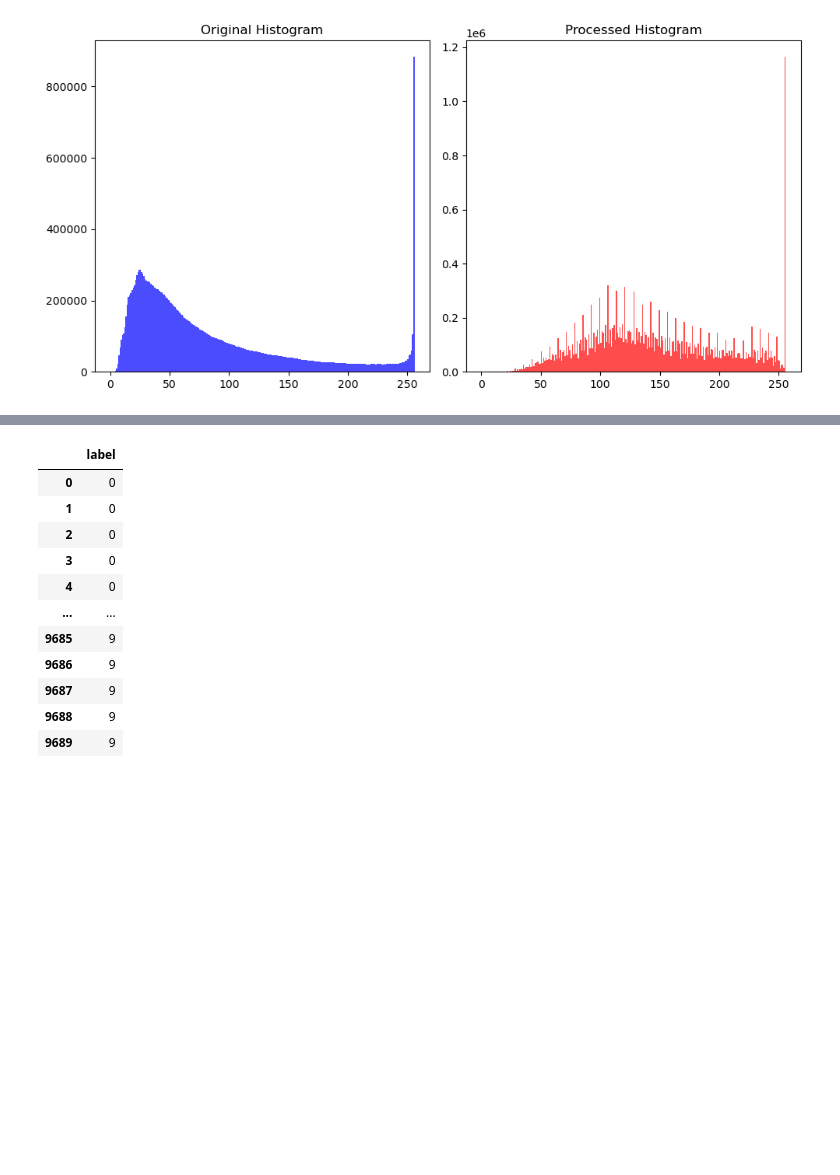
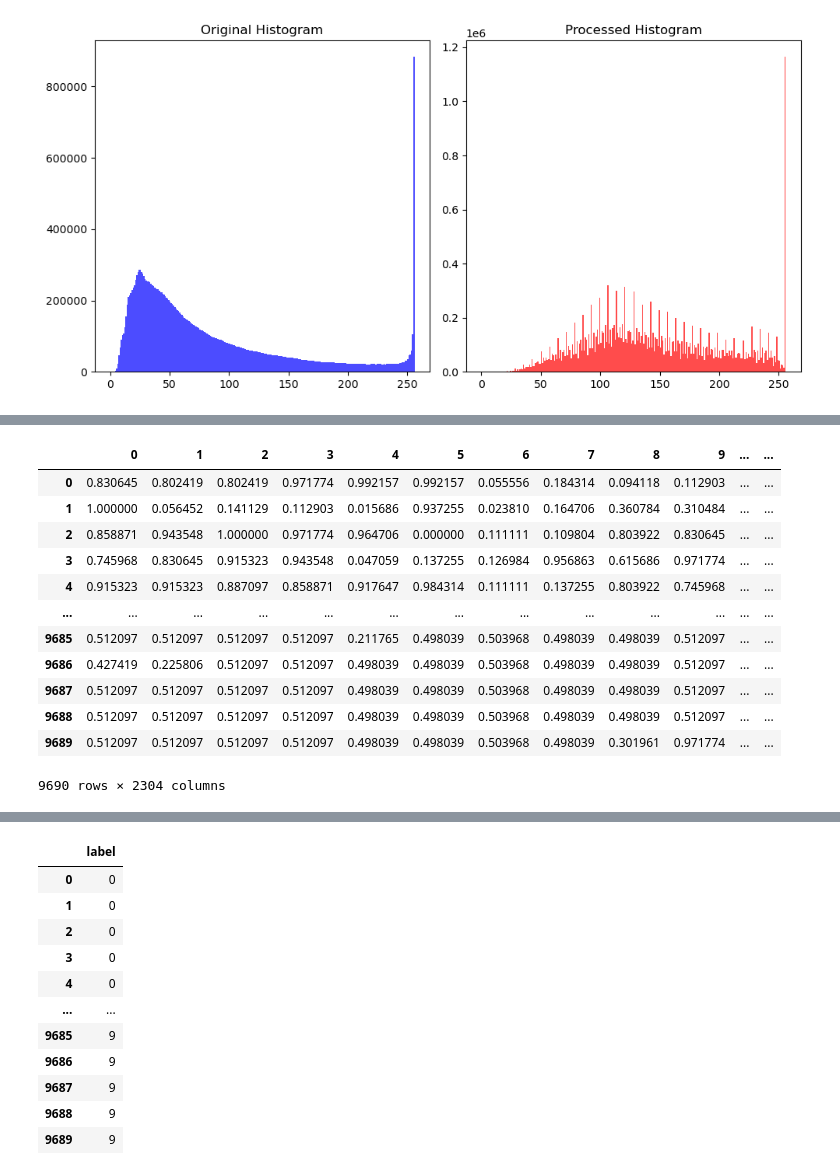
Before and after one commit to Suhail270/DMML, a Jupyter notebook: Coursework/Part 1/Models-PCA.ipynb, the cells around one changed output, grey strips where cells are left out. Saved outputs shown, nothing was run; the diff lists cells and outputs as text; code cells hidden in the pictures; blank space fills up the shorter version.

```diff
--- a/Coursework/Part 1/Models-PCA.ipynb
+++ b/Coursework/Part 1/Models-PCA.ipynb
@@ -453,0 +501,22 @@ plt.show()
+# %%
+from sklearn.preprocessing import MinMaxScaler
+
+scaler = MinMaxScaler()
+
+df_normalized = pd.DataFrame(scaler.fit_transform(processed_df), columns=processed_df.columns)
+# %%
+df_normalized
+# %% [output]
+|  | 0 | 1 | 2 | 3 | 4 | 5 | 6 | 7 | 8 | 9 | ... | ... |
+| 0 | 0.830645 | 0.802419 | 0.802419 | 0.971774 | 0.992157 | 0.992157 | 0.055556 | 0.184314 | 0.094118 | 0.112903 | ... | ... |
+| 1 | 1.000000 | 0.056452 | 0.141129 | 0.112903 | 0.015686 | 0.937255 | 0.023810 | 0.164706 | 0.360784 | 0.310484 | ... | ... |
+| 2 | 0.858871 | 0.943548 | 1.000000 | 0.971774 | 0.964706 | 0.000000 | 0.111111 | 0.109804 | 0.803922 | 0.830645 | ... | ... |
+| 3 | 0.745968 | 0.830645 | 0.915323 | 0.943548 | 0.047059 | 0.137255 | 0.126984 | 0.956863 | 0.615686 | 0.971774 | ... | ... |
+| 4 | 0.915323 | 0.915323 | 0.887097 | 0.858871 | 0.917647 | 0.984314 | 0.111111 | 0.137255 | 0.803922 | 0.745968 | ... | ... |
+| ... | ... | ... | ... | ... | ... | ... | ... | ... | ... | ... | ... | ... |
+| 9685 | 0.512097 | 0.512097 | 0.512097 | 0.512097 | 0.211765 | 0.498039 | 0.503968 | 0.498039 | 0.498039 | 0.512097 | ... | ... |
+| 9686 | 0.427419 | 0.225806 | 0.512097 | 0.512097 | 0.498039 | 0.498039 | 0.503968 | 0.498039 | 0.498039 | 0.512097 | ... | ... |
+| 9687 | 0.512097 | 0.512097 | 0.512097 | 0.512097 | 0.498039 | 0.498039 | 0.503968 | 0.498039 | 0.498039 | 0.512097 | ... | ... |
+| 9688 | 0.512097 | 0.512097 | 0.512097 | 0.512097 | 0.498039 | 0.498039 | 0.503968 | 0.498039 | 0.498039 | 0.512097 | ... | ... |
+| 9689 | 0.512097 | 0.512097 | 0.512097 | 0.512097 | 0.498039 | 0.498039 | 0.503968 | 0.498039 | 0.301961 | 0.971774 | ... | ... |
+9690 rows × 2304 columns
```
Also changed, not shown: parts of 52 cells of this notebook.
